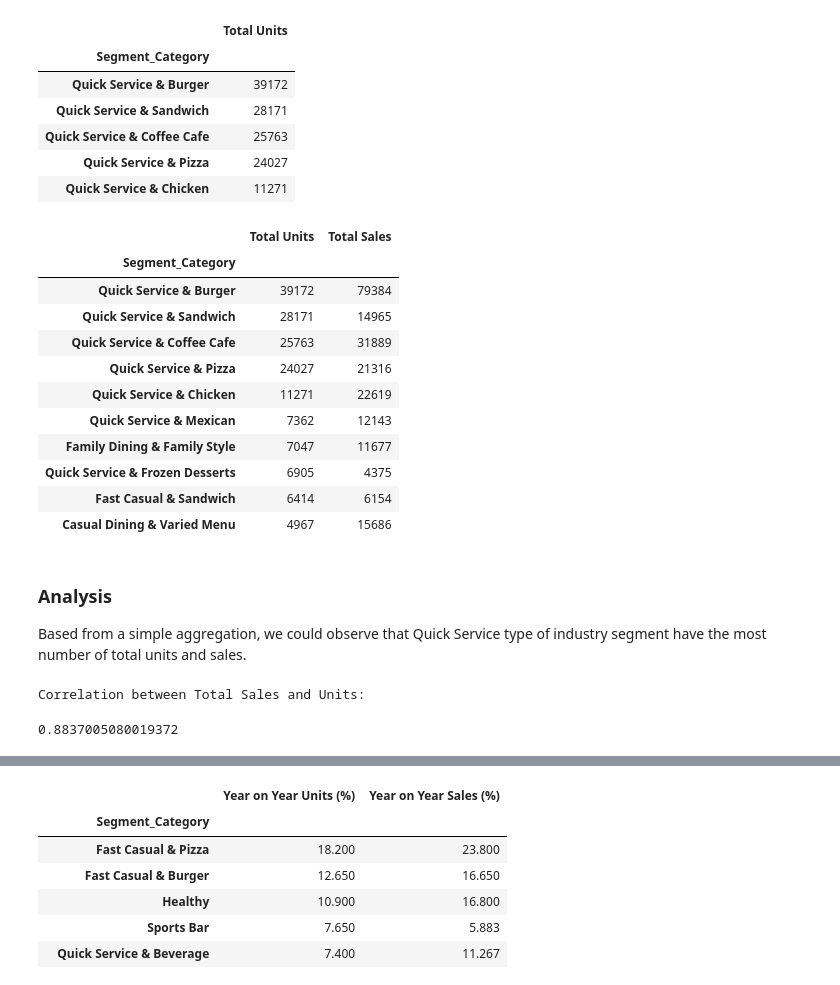
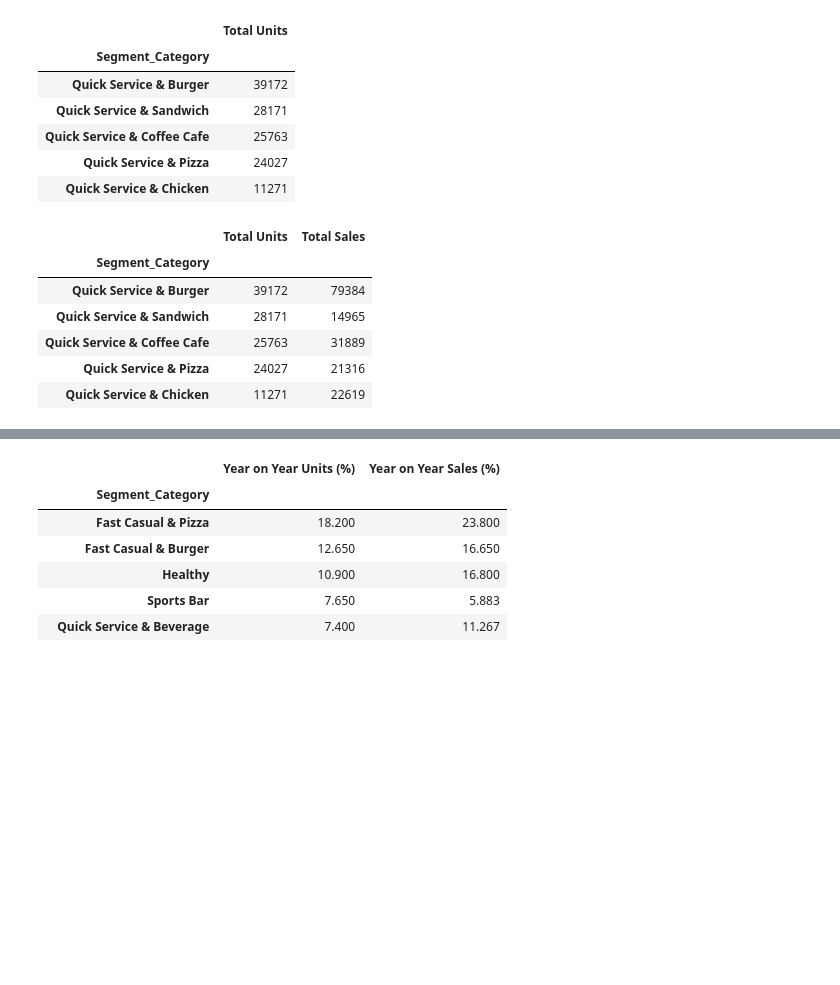
Before and after one commit to gavindizon/lyrid-training, a Jupyter notebook: Tidy Tuesday 1/DIZON - Tidy Tuesday #1.ipynb, the cells around one changed output, grey strips where cells are left out. Saved outputs shown, nothing was run; the diff lists cells and outputs as text; code cells hidden in the pictures; blank space fills up the shorter version.

Commit message:
Continued Data Analysis and Started Data Visualization and Summary

```diff
--- a/Tidy Tuesday 1/DIZON - Tidy Tuesday #1.ipynb
+++ b/Tidy Tuesday 1/DIZON - Tidy Tuesday #1.ipynb
@@ -146,27 +138,12 @@ sc_tUnits.head()
 # %%
 sc_sumAnalysis = sc_tUnits.join(sc_tSales)
 
-sc_sumAnalysis.head(10)
+sc_sumAnalysis.head()
 # %% [output]
 |  | Total Units | Total Sales |
 | Segment_Category |  |  |
 | Quick Service & Burger | 39172 | 79384 |
 | Quick Service & Sandwich | 28171 | 14965 |
 | Quick Service & Coffee Cafe | 25763 | 31889 |
 | Quick Service & Pizza | 24027 | 21316 |
 | Quick Service & Chicken | 11271 | 22619 |
-| Quick Service & Mexican | 7362 | 12143 |
-| Family Dining & Family Style | 7047 | 11677 |
-| Quick Service & Frozen Desserts | 6905 | 4375 |
-| Fast Casual & Sandwich | 6414 | 6154 |
-| Casual Dining & Varied Menu | 4967 | 15686 |
-# %% [markdown]
-### Analysis
-
-Based from a simple aggregation, we could observe that Quick Service type of industry segment have the most number of total units and sales.
-# %%
-print("Correlation between Total Sales and Units: ");
-sc_sumAnalysis['Total Units'].corr(sc_sumAnalysis['Total Sales'])
-# %% [output]
-Correlation between Total Sales and Units:
-0.8837005080019372
```
Also changed, not shown: parts of 27 cells of this notebook.
